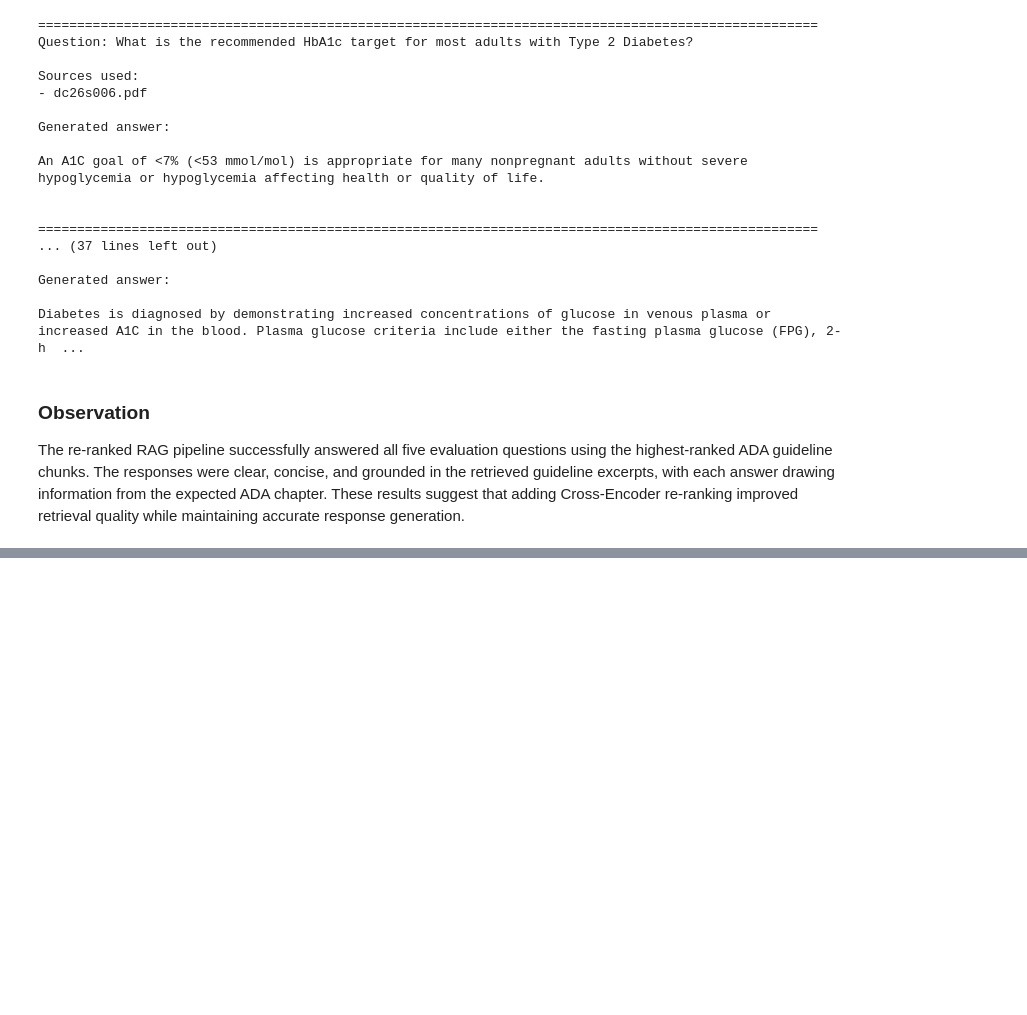
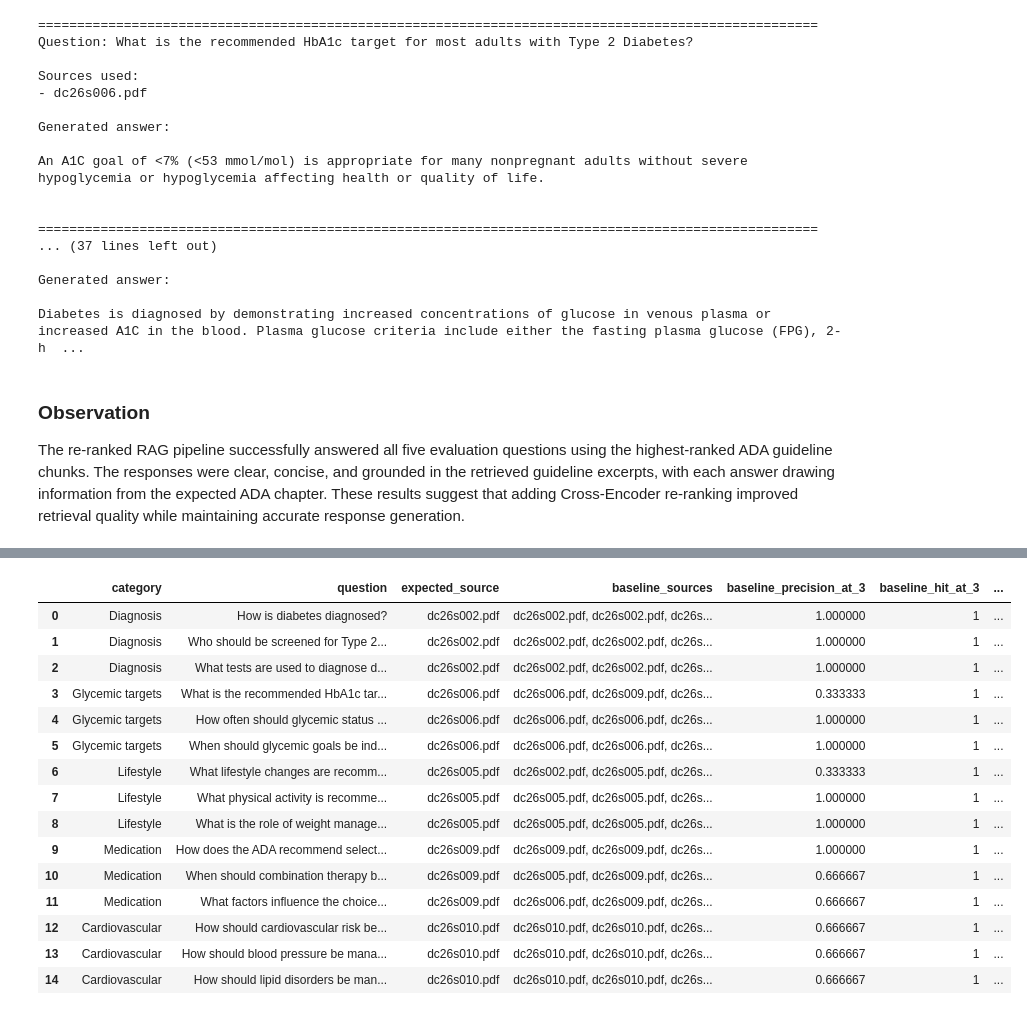
Before and after one commit to akwasianing/clinical-decision-support-rag-diabetes, a Jupyter notebook: notebooks/clinical_decision_support_rag.ipynb, the cells around one changed output, grey strips where cells are left out. Drawn from its saved outputs; the diff is of its cells as text; code cells hidden in the pictures; blank space fills up the shorter version.

Commit message:
Evaluating results and finalizing RAG system assessment

```diff
--- a/notebooks/clinical_decision_support_rag.ipynb
+++ b/notebooks/clinical_decision_support_rag.ipynb
@@ -1994,0 +2318,98 @@ The re-ranked RAG pipeline successfully answered all five evaluation questions u
+# %%
+# RUN BASELINE AND RE-RANKED RETRIEVAL EVALUATION
+
+
+retrieval_results = []
+
+for _, row in evaluation_df.iterrows():
+
+    question = row["question"]
+    expected_source = row["expected_source"]
+    category = row["category"]
+
+
+    # Baseline retrieval
+
+
+    (
+        baseline_chunks,
+        baseline_sources
+    ) = retrieve_baseline_chunks(
+        question,
+        n_results=3
+    )
+
+    (
+        baseline_precision,
+        baseline_hit,
+        baseline_source_names
+    ) = calculate_retrieval_metrics(
+        baseline_sources,
+        expected_source,
+        k=3
+    )
+
+
+    # Re-ranked retrieval
+
+
+    (
+        reranked_chunks,
+        reranked_sources,
+        reranked_scores
+    ) = retrieve_reranked_chunks_for_evaluation(
+        question,
+        initial_results=15,
+        final_results=3
+    )
+
+    (
+        reranked_precision,
+        reranked_hit,
+        reranked_source_names
+    ) = calculate_retrieval_metrics(
+        reranked_sources,
+        expected_source,
+        k=3
+    )
+
+    retrieval_results.append({
+        "category": category,
+        "question": question,
+        "expected_source": expected_source,
+
+        "baseline_sources": ", ".join(
+            baseline_source_names
+        ),
+        "baseline_precision_at_3": baseline_precision,
+        "baseline_hit_at_3": baseline_hit,
+
+        "reranked_sources": ", ".join(
+            reranked_source_names
+        ),
+        "reranked_precision_at_3": reranked_precision,
+        "reranked_hit_at_3": reranked_hit
+    })
+
+retrieval_results_df = pd.DataFrame(
+    retrieval_results
+)
+
+retrieval_results_df
+# %% [output]
+|  | category | question | expected_source | baseline_sources | baseline_precision_at_3 | baseline_hit_at_3 | ... |
+| 0 | Diagnosis | How is diabetes diagnosed? | dc26s002.pdf | dc26s002.pdf, dc26s002.pdf, dc26s... | 1.000000 | 1 | ... |
+| 1 | Diagnosis | Who should be screened for Type 2... | dc26s002.pdf | dc26s002.pdf, dc26s002.pdf, dc26s... | 1.000000 | 1 | ... |
+| 2 | Diagnosis | What tests are used to diagnose d... | dc26s002.pdf | dc26s002.pdf, dc26s002.pdf, dc26s... | 1.000000 | 1 | ... |
+| 3 | Glycemic targets | What is the recommended HbA1c tar... | dc26s006.pdf | dc26s006.pdf, dc26s009.pdf, dc26s... | 0.333333 | 1 | ... |
+| 4 | Glycemic targets | How often should glycemic status ... | dc26s006.pdf | dc26s006.pdf, dc26s006.pdf, dc26s... | 1.000000 | 1 | ... |
+| 5 | Glycemic targets | When should glycemic goals be ind... | dc26s006.pdf | dc26s006.pdf, dc26s006.pdf, dc26s... | 1.000000 | 1 | ... |
+| 6 | Lifestyle | What lifestyle changes are recomm... | dc26s005.pdf | dc26s002.pdf, dc26s005.pdf, dc26s... | 0.333333 | 1 | ... |
+| 7 | Lifestyle | What physical activity is recomme... | dc26s005.pdf | dc26s005.pdf, dc26s005.pdf, dc26s... | 1.000000 | 1 | ... |
+| 8 | Lifestyle | What is the role of weight manage... | dc26s005.pdf | dc26s005.pdf, dc26s005.pdf, dc26s... | 1.000000 | 1 | ... |
+| 9 | Medication | How does the ADA recommend select... | dc26s009.pdf | dc26s009.pdf, dc26s009.pdf, dc26s... | 1.000000 | 1 | ... |
+| 10 | Medication | When should combination therapy b... | dc26s009.pdf | dc26s005.pdf, dc26s009.pdf, dc26s... | 0.666667 | 1 | ... |
+| 11 | Medication | What factors influence the choice... | dc26s009.pdf | dc26s006.pdf, dc26s009.pdf, dc26s... | 0.666667 | 1 | ... |
+| 12 | Cardiovascular | How should cardiovascular risk be... | dc26s010.pdf | dc26s010.pdf, dc26s010.pdf, dc26s... | 0.666667 | 1 | ... |
+| 13 | Cardiovascular | How should blood pressure be mana... | dc26s010.pdf | dc26s010.pdf, dc26s010.pdf, dc26s... | 0.666667 | 1 | ... |
+| 14 | Cardiovascular | How should lipid disorders be man... | dc26s010.pdf | dc26s010.pdf, dc26s010.pdf, dc26s... | 0.666667 | 1 | ... |
```
Also changed, not shown: parts of 33 cells of this notebook.
